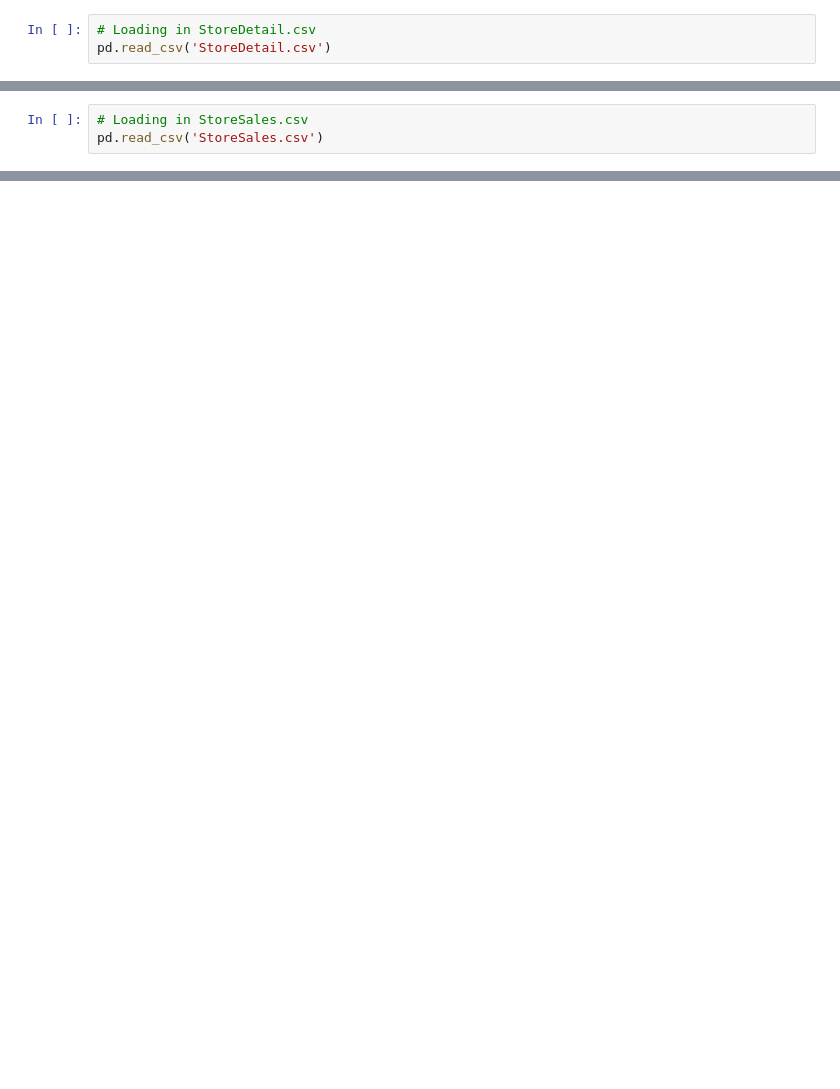
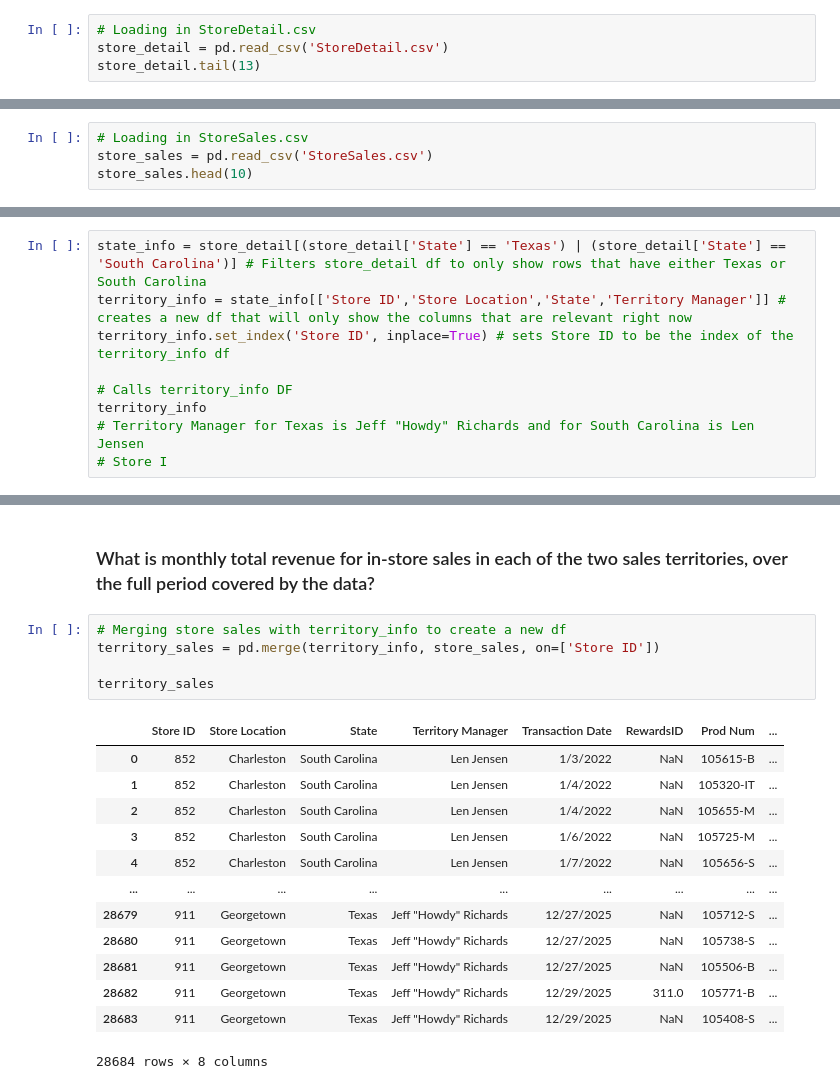
Before and after one commit to Bcv1018/Capstone_2, a Jupyter notebook: Carrillo-Valencia_sales_analysis.ipynb, the cells around one changed output, grey strips where cells are left out. Saved outputs shown, nothing was run; the diff lists cells and outputs as text; blank space fills up the shorter version.

```diff
--- a/Carrillo-Valencia_sales_analysis.ipynb
+++ b/Carrillo-Valencia_sales_analysis.ipynb
@@ -16,3 +101,4 @@ pd.read_csv('Products.csv')
 # %%
 # Loading in StoreDetail.csv
-pd.read_csv('StoreDetail.csv')
+store_detail = pd.read_csv('StoreDetail.csv')
+store_detail.tail(13)
@@ -19,3 +136,4 @@ pd.read_csv('StoreDetail.csv')
 # %%
 # Loading in StoreSales.csv
-pd.read_csv('StoreSales.csv')
+store_sales = pd.read_csv('StoreSales.csv')
+store_sales.head(10)
@@ -21,0 +171,9 @@ pd.read_csv('StoreSales.csv')
+# %%
+state_info = store_detail[(store_detail['State'] == 'Texas') | (store_detail['State'] == 'South Carolina')] # Filters store_detail df to only show rows that have either Texas or South Carolina
+territory_info = state_info[['Store ID','Store Location','State','Territory Manager']] # creates a new df that will only show the columns that are relevant right now
+territory_info.set_index('Store ID', inplace=True) # sets Store ID to be the index of the territory_info df
+
+# Calls territory_info DF
+territory_info
+# Territory Manager for Texas is Jeff "Howdy" Richards and for South Carolina is Len Jensen
+# Store I
@@ -21,0 +196,21 @@ pd.read_csv('StoreSales.csv')
+# %% [markdown]
+### What is monthly total revenue for in-store sales in each of the two sales territories, over the full period covered by the data?
+# %%
+# Merging store sales with territory_info to create a new df
+territory_sales = pd.merge(territory_info, store_sales, on=['Store ID'])
+
+territory_sales
+# %% [output]
+|  | Store ID | Store Location | State | Territory Manager | Transaction Date | RewardsID | Prod Num | ... |
+| 0 | 852 | Charleston | South Carolina | Len Jensen | 1/3/2022 | NaN | 105615-B | ... |
+| 1 | 852 | Charleston | South Carolina | Len Jensen | 1/4/2022 | NaN | 105320-IT | ... |
+| 2 | 852 | Charleston | South Carolina | Len Jensen | 1/4/2022 | NaN | 105655-M | ... |
+| 3 | 852 | Charleston | South Carolina | Len Jensen | 1/6/2022 | NaN | 105725-M | ... |
+| 4 | 852 | Charleston | South Carolina | Len Jensen | 1/7/2022 | NaN | 105656-S | ... |
+| ... | ... | ... | ... | ... | ... | ... | ... | ... |
+| 28679 | 911 | Georgetown | Texas | Jeff "Howdy" Richards | 12/27/2025 | NaN | 105712-S | ... |
+| 28680 | 911 | Georgetown | Texas | Jeff "Howdy" Richards | 12/27/2025 | NaN | 105738-S | ... |
+| 28681 | 911 | Georgetown | Texas | Jeff "Howdy" Richards | 12/27/2025 | NaN | 105506-B | ... |
+| 28682 | 911 | Georgetown | Texas | Jeff "Howdy" Richards | 12/29/2025 | 311.0 | 105771-B | ... |
+| 28683 | 911 | Georgetown | Texas | Jeff "Howdy" Richards | 12/29/2025 | NaN | 105408-S | ... |
+28684 rows × 8 columns
```
Also changed, not shown: parts of 41 cells of this notebook, 1 other file.
